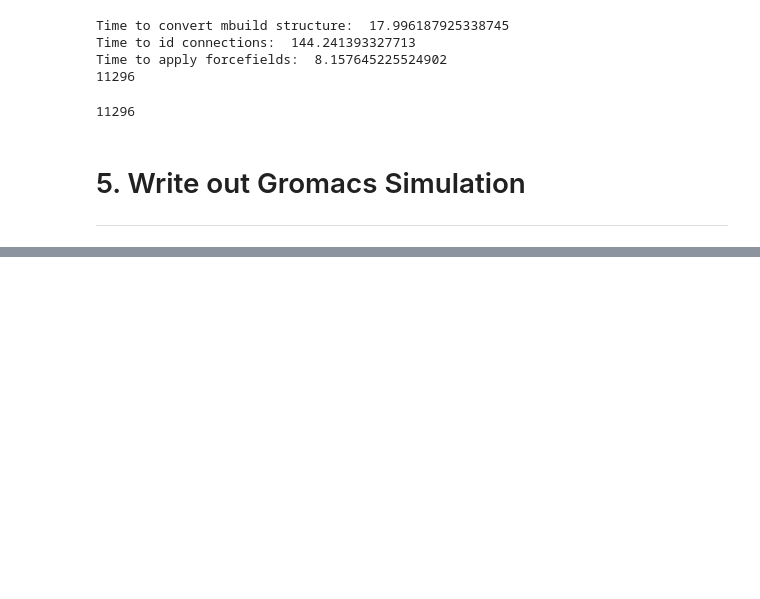
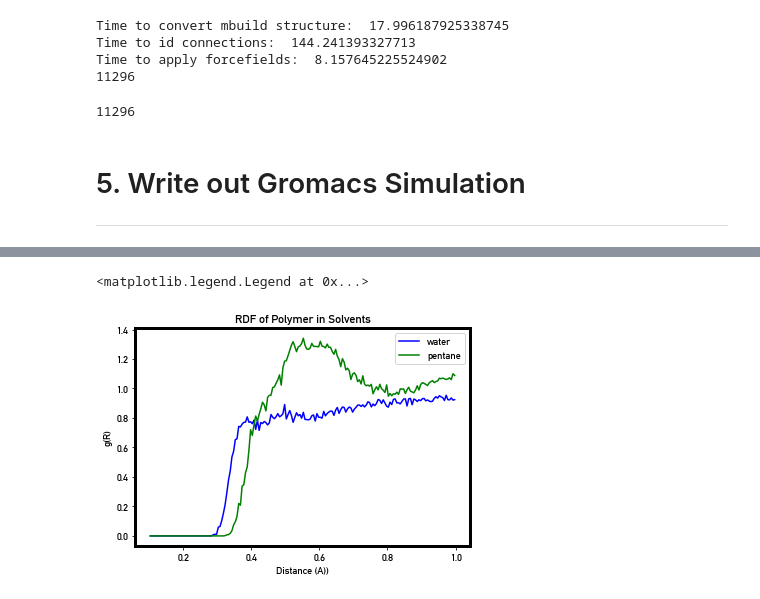
Before and after one commit to mosdef-hub/MoSDeF-workshop, a Jupyter notebook: tutorials/ExampleGMSOWorkflow.ipynb, the cells around one changed output, grey strips where cells are left out. Cells and saved outputs as stored; diff of their text form; code cells hidden in the pictures; blank space fills up the shorter version.

```diff
--- a/tutorials/ExampleGMSOWorkflow.ipynb
+++ b/tutorials/ExampleGMSOWorkflow.ipynb
@@ -416,0 +419,34 @@ ax.legend(loc="best")
+# %%
+# Calculate Partition
+import mdtraj
+traj = mdtraj.load("gmso_files/gmso_sim/npt.trr", top="gmso_files/gmso_sim/init.gro")
+s1 = traj.topology.select("(resname =~ 'monom.*') and name C")
+s2 = traj.topology.select("(resname =~ 'water.*') and name O")
+pairs = traj.topology.select_pairs(s1, s2)
+bins, rdf = mdtraj.compute_rdf(traj, pairs, r_range=(.1, 1))
+
+
+fig, ax = plt.subplots(1, 1)
+ax.spines["bottom"].set_linewidth(3)
+ax.spines["left"].set_linewidth(3)
+ax.spines["right"].set_linewidth(3)
+ax.spines["top"].set_linewidth(3)
+
+ax.title.set_text('RDF of Polymer in Solvents')
+ax.set_xlabel(r"Distance (A))")
+ax.set_ylabel("g(R)")
+ax.yaxis.tick_left()
+ax.yaxis.set_label_position('left')
+ax.plot(bins, rdf, "-", color='blue', label='water')
+
+#plot in cyclopentane
+s1 = traj.topology.select("(resname =~ 'monom.*') and name C")
+s2 = traj.topology.select("(resname =~ 'cyclo.*') and name C")
+pairs = traj.topology.select_pairs(s1, s2)
+bins, rdf = mdtraj.compute_rdf(traj, pairs, r_range=(.1, 1))
+ax.plot(bins, rdf, "-", color='green', label='pentane')
+
+ax.legend(loc="best")
+# %% [output]
+<matplotlib.legend.Legend at 0x...>
+[figure, added]
```
Also changed, not shown: parts of 20 cells of this notebook, 4 other files.
